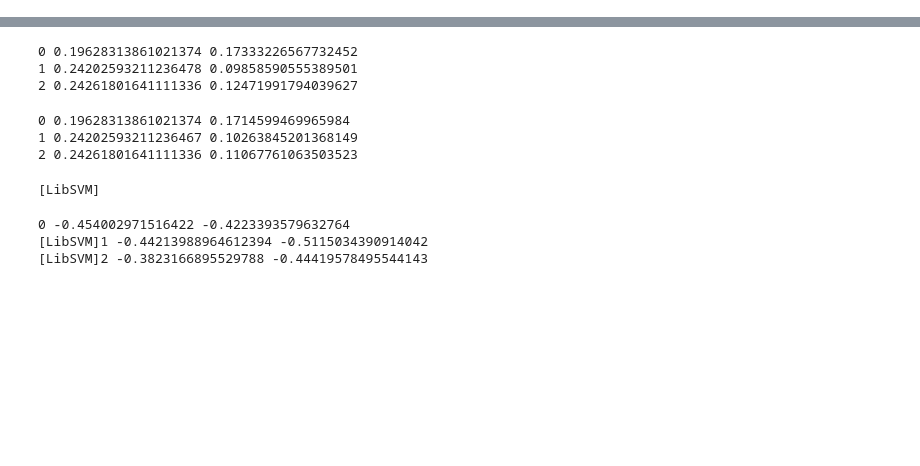
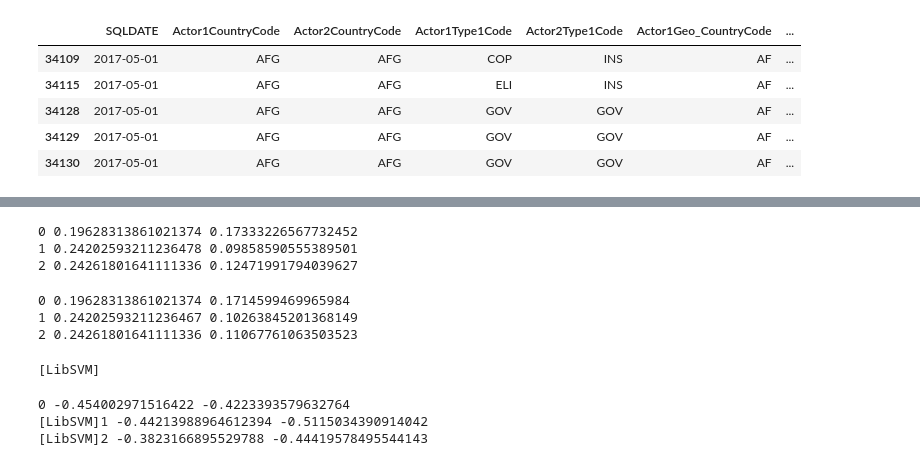
Before and after one commit to eistre91/thinkful-projects, a Jupyter notebook: GDELT Supervised Learning Capstone.ipynb, the cells around one changed output, grey strips where cells are left out. Drawn from its saved outputs; the diff is of its cells as text; code cells hidden in the pictures; blank space fills up the shorter version.

```diff
--- a/GDELT Supervised Learning Capstone.ipynb
+++ b/GDELT Supervised Learning Capstone.ipynb
@@ -42,0 +51,9 @@ gdelt = gdelt.drop(labels=gdelt[(gdelt['EventRootCode'] == "--")].index)
+# %%
+gdelt.dropna().head()
+# %% [output]
+|  | SQLDATE | Actor1CountryCode | Actor2CountryCode | Actor1Type1Code | Actor2Type1Code | Actor1Geo_CountryCode | ... |
+| 34109 | 2017-05-01 | AFG | AFG | COP | INS | AF | ... |
+| 34115 | 2017-05-01 | AFG | AFG | ELI | INS | AF | ... |
+| 34128 | 2017-05-01 | AFG | AFG | GOV | GOV | AF | ... |
+| 34129 | 2017-05-01 | AFG | AFG | GOV | GOV | AF | ... |
+| 34130 | 2017-05-01 | AFG | AFG | GOV | GOV | AF | ... |
```
Also changed, not shown: parts of 33 cells of this notebook, 2 other files.
